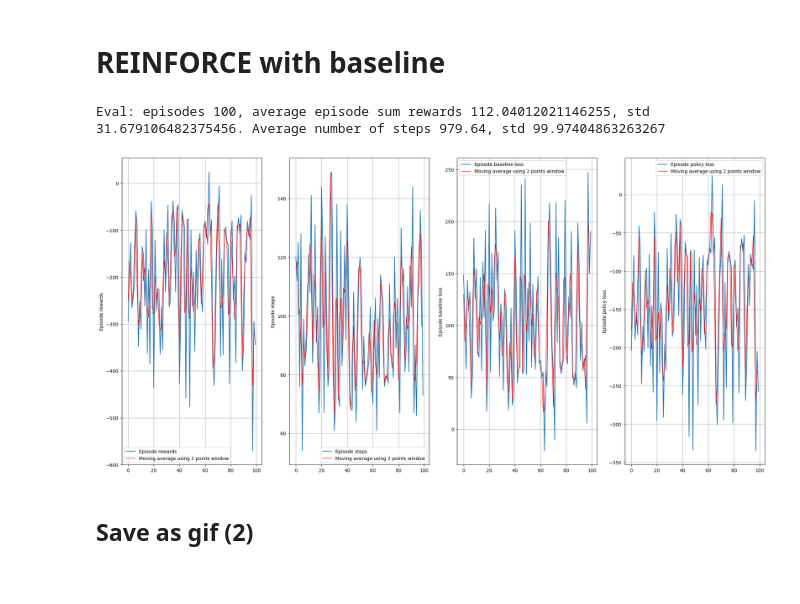
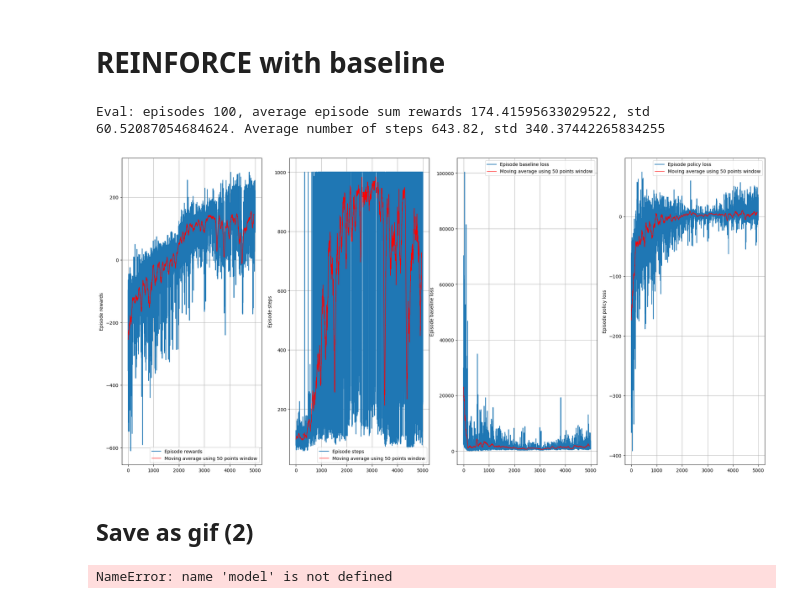
Before and after one commit to omikad/studying-ml, a Jupyter notebook: SuttonBook/07_reinforce.ipynb, the cells around one changed output. Saved outputs shown, nothing was run; the diff lists cells and outputs as text; code cells hidden in the pictures.

Commit message:
Readme and reinforce with baseline fix

```diff
--- a/SuttonBook/07_reinforce.ipynb
+++ b/SuttonBook/07_reinforce.ipynb
@@ -556,12 +556,12 @@ class ReinforceModel_ActionProbability(torch.nn.Module):
         return a_probs
 
 
-def reinforce_impl(env, learning_rate, discount_factor, max_episodes, max_episode_steps):
+def reinforce_with_baseline_impl(env, learning_rate, discount_factor, max_episodes, max_episode_steps):
     baseline_model = ReinforceModel_StateValue_Baseline(env)
     policy_model = ReinforceModel_ActionProbability(env)
 
-    baseline_optimizer = torch.optim.AdamW(model.parameters(), lr=learning_rate)
-    policy_optimizer = torch.optim.AdamW(model.parameters(), lr=learning_rate)
+    baseline_optimizer = torch.optim.AdamW(baseline_model.parameters(), lr=learning_rate)
+    policy_optimizer = torch.optim.AdamW(policy_model.parameters(), lr=learning_rate)
 
     train_curves = defaultdict(list)
 
@@ -614,54 +614,54 @@ def reinforce_impl(env, learning_rate, discount_factor, max_episodes, max_episod
             pred = baseline_model(
                 state=torch.Tensor(states[time].reshape((1, -1)))
             )
-            deltas.append(g_values[time] - pred.clone().detach().cpu().numpy()[0, 0])
+            deltas.append(g_values[time] - pred.item())   # get item to avoid gradient flow
             baseline_state_value_predictions.append(pred)
-        deltas = np.array(deltas)
+        deltas = torch.as_tensor(deltas)
 
-        baseline_loss = -torch.mean(torch.from_numpy(deltas) - torch.stack(baseline_state_value_predictions))
+        baseline_loss = torch.mean(torch.pow(deltas - torch.stack(baseline_state_value_predictions), 2))
         episode_baseline_loss += baseline_loss.item()
         baseline_optimizer.zero_grad(set_to_none=True)
         baseline_loss.backward()
         baseline_optimizer.step()
 
-        policy_loss = -torch.mean(torch.stack(action_log_probs) * torch.from_numpy(deltas))
+        policy_loss = -torch.mean(torch.stack(action_log_probs) * deltas)
         episode_policy_loss += policy_loss.item()
         policy_optimizer.zero_grad(set_to_none=True)
         policy_loss.backward()
         policy_optimizer.step()
 
         train_curves['Episode rewards'].append(episode_reward)
         train_curves['Episode steps'].append(episode_steps)
         train_curves['Episode baseline loss'].append(episode_baseline_loss)
         train_curves['Episode policy loss'].append(episode_policy_loss)
 
-    return model, train_curves
+    return policy_model, baseline_model, train_curves
 
 
 def solve_reinforce_with_baseline():
     env = gym.make('LunarLander-v2')
 
-    model, train_curves = reinforce_impl(
+    policy_model, baseline_model, train_curves = reinforce_with_baseline_impl(
         env=env,
         learning_rate=3e-3,
         discount_factor=0.99,
-        max_episodes=100,
+        max_episodes=5000,
         max_episode_steps=1000)
 
     show_train_curves(train_curves)
 
     eval(
         env,
-        model,
+        policy_model,
         max_episodes=100,
         max_episode_steps=1000)
 
-    return env, model
+    return env, policy_model
 
-env, model = solve_reinforce_with_baseline()
+env, policy_model = solve_reinforce_with_baseline()
 # %% [output]
-Eval: episodes 100, average episode sum rewards 112.04012021146255, std 31.679106482375456. Average number of steps 979.64, std 99.97404863263267
+Eval: episodes 100, average episode sum rewards 174.41595633029522, std 60.52087054684624. Average number of steps 643.82, std 340.37442265834255
-[figure, old version]
+[figure, new version]
 # %% [markdown]
 ## Save as gif (2)
 # %%
@@ -687,4 +687,6 @@ def save_as_gif(filename, env, model):
     curr_env.close()
     imageio.mimsave(filename, frames)
 
-save_as_gif('07_reinforce.LunarLander.3.gif', env, model);
+save_as_gif('07_reinforce.LunarLander.3.gif', env, policy_model);
+# %% [output]
+NameError: name 'model' is not defined
```
Also changed, not shown: 1 other file.
